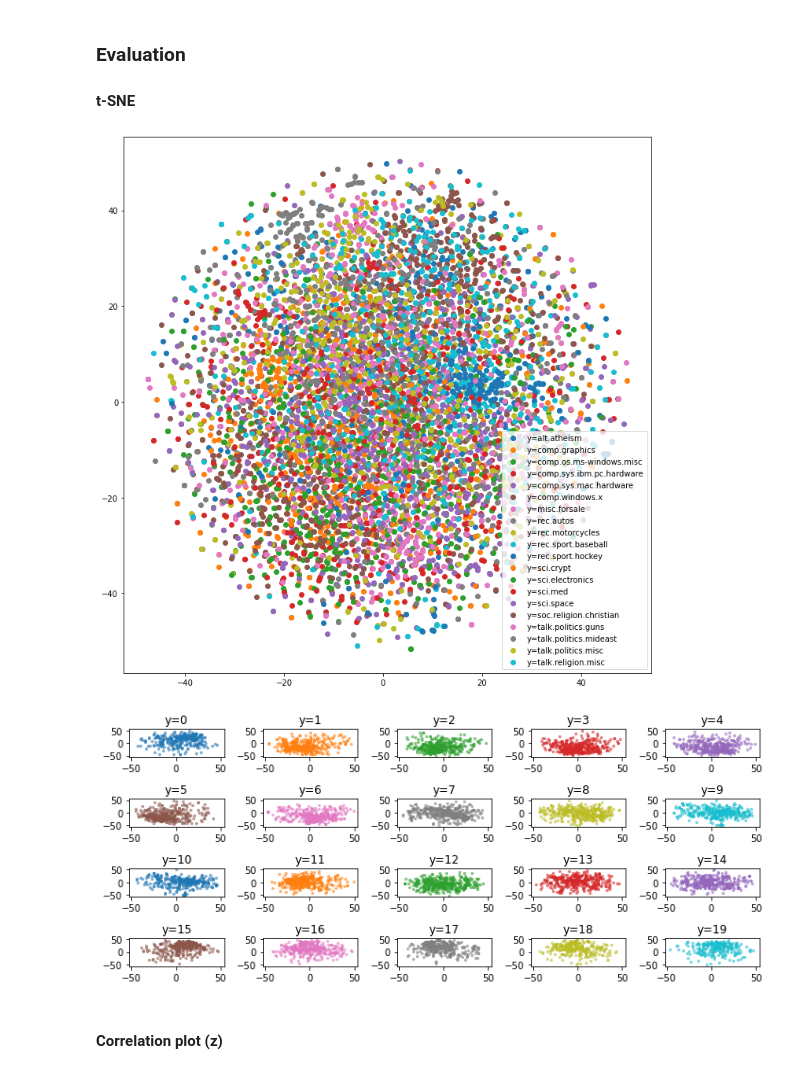
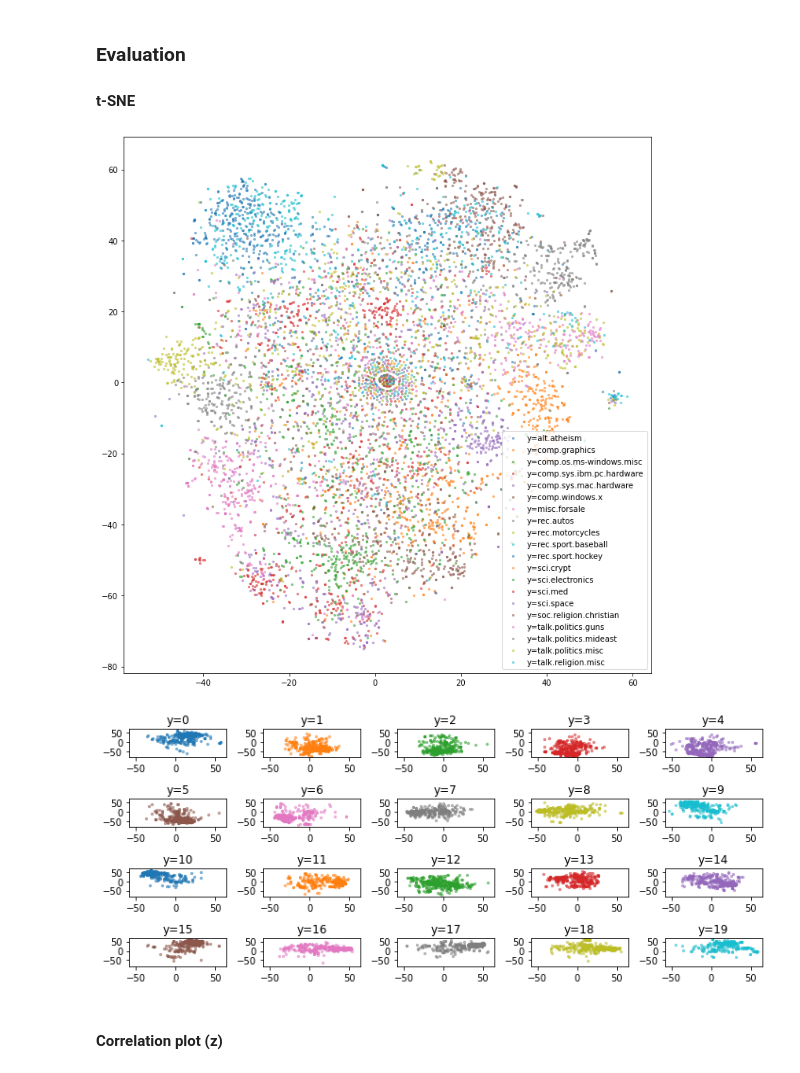
Before and after one commit to divankovic/nlp_disentanglement, a Jupyter notebook: experiments/hfvae.ipynb, the cells around one changed output. Cells and saved outputs as stored; diff of their text form; code cells hidden in the pictures.

```diff
--- a/experiments/hfvae.ipynb
+++ b/experiments/hfvae.ipynb
@@ -41,7 +41,7 @@ BETA = (gamma, 1.0, alpha, beta, 0.0)
 parameters = {'SEED':SEED, 'INPUT_DIM':INPUT_DIM, 'HIDDEN_DIM':HIDDEN_DIM, 'LATENT_DIM':LATENT_DIM, 'NUM_GROUPS':NUM_GROUPS,
               'BATCH_SIZE':BATCH_SIZE, 'NUM_EPOCHS':NUM_EPOCHS, 'LEARNING_RATE':LEARNING_RATE, 'BETA':BETA, 'ARCHITECTURE':'NVDM+'}
 DATA_PATH = 'resources/datasets/20news/'
-SAVE_PATH = 'results/hfvae/10x5/'
+SAVE_PATH = 'results/20news/hfvae/a_0/'
 if not os.path.exists(SAVE_PATH):
     os.makedirs(SAVE_PATH)
 # %% [markdown]
@@ -109,7 +109,8 @@ Model saved at results/hfvae/10x5/
 # model loading
 parameters = json.load(open(SAVE_PATH+'parameters.json','r'))
 INPUT_DIM, HIDDEN_DIM, LATENT_DIM, BATCH_SIZE, NUM_GROUPS, BETA = parameters['INPUT_DIM'], parameters['HIDDEN_DIM'], parameters['LATENT_DIM'], parameters['BATCH_SIZE'], parameters['NUM_GROUPS'], parameters['BETA']
-enc = HFCEncoder(input_dim=INPUT_DIM, hidden_dim=HIDDEN_DIM, latent_dim=LATENT_DIM, num_groups=NUM_GROUPS)
+architecture = parameters['ARCHITECTURE'] if 'ARCHITECTURE' in parameters else 'NVDM'
+enc = HFCEncoder(input_dim=INPUT_DIM, hidden_dim=HIDDEN_DIM, latent_dim=LATENT_DIM, num_groups=NUM_GROUPS, architecture=architecture)
 dec = HFCDecoder(latent_dim=LATENT_DIM, output_dim=INPUT_DIM, batch_size=BATCH_SIZE, num_groups=NUM_GROUPS)
 model = HFVAE(encoder=enc, decoder=dec, beta=parameters['BETA'])
 model.load_state_dict(torch.load(SAVE_PATH+'model.pt'))
@@ -143,6 +144,7 @@ from sklearn.manifold import TSNE
 from matplotlib import pyplot as plt
 import numpy as np
 zs = []
+z_mus = []
 xs = []
 ys = []
 
@@ -150,55 +152,62 @@ for (x, y) in test_loader:
     if len(x) == BATCH_SIZE:
         q = model.encoder(x.cuda().double())
         z_groups = []
+        mu_groups = []
         for i in range(NUM_GROUPS):
             z = q['z_'+str(i)].value.cpu().detach().numpy()
+            mu = q['z_'+str(i)].dist.mean.cpu().detach().numpy()
             z_groups.append(z)
+            mu_groups.append(mu)
         z = np.concatenate(z_groups, axis=-1)
         zs.append(z.reshape(-1, LATENT_DIM))
+        z_mu = np.concatenate(mu_groups, axis=-1)
+        z_mus.append(z_mu.reshape(-1, LATENT_DIM))
         xs.append(x.numpy())
         ys.append(y.numpy())
 
 zs = np.concatenate(zs, 0)
+z_mus = np.concatenate(z_mus, 0)
 xs = np.concatenate(xs, 0)
 ys = np.concatenate(ys, 0)
 zs_mean = zs.mean(0)
 zs_std = zs.std(0)
 
 %matplotlib inline
-zs2 = TSNE().fit_transform(zs)
+#zs2 = TSNE().fit_transform(zs)
+zs2 = TSNE().fit_transform(z_mus)
 
 fig = plt.figure(figsize=(10,10))
 ax = plt.gca()
 
 colors = []
 for k in range(len(labels)):
     m = (ys==k)
-    p = ax.scatter(zs2[m, 0], zs2[m, 1], label='y=%s'%labels[k])
+    p = ax.scatter(zs2[m, 0], zs2[m, 1], label='y=%s'%labels[k], s=5, alpha=0.5)
     colors.append(p.get_facecolor())
 ax.legend()
 fig.tight_layout()
 x_lim = ax.get_xlim()
 y_lim = ax.get_ylim()
 # save figure
 plt.savefig(SAVE_PATH+'tsne.png')
 
 
 # for each class independently
 fig = plt.figure(figsize=(10,4.25))
 
 for k in range(len(labels)):
     ax = plt.subplot(4,5,k+1)
     m = (ys == k)
     ax.scatter(zs2[m, 0], zs2[m, 1], alpha=0.5, s=5, c=colors[k])
     ax.set_xlim(x_lim)
     ax.set_ylim(y_lim)
     ax.set_title('y=%d' % k)
 
 fig.tight_layout()
 plt.savefig(SAVE_PATH+'tsne_by_class.png')
 # %% [output]
-[figure, old version]
+[figure, new version]
-[figure, old version]
+[figure, new version]
 # %% [markdown]
 #### Correlation plot (z)
 # %%
```
Also changed, not shown: parts of 4 cells of this notebook, 7 other files.
